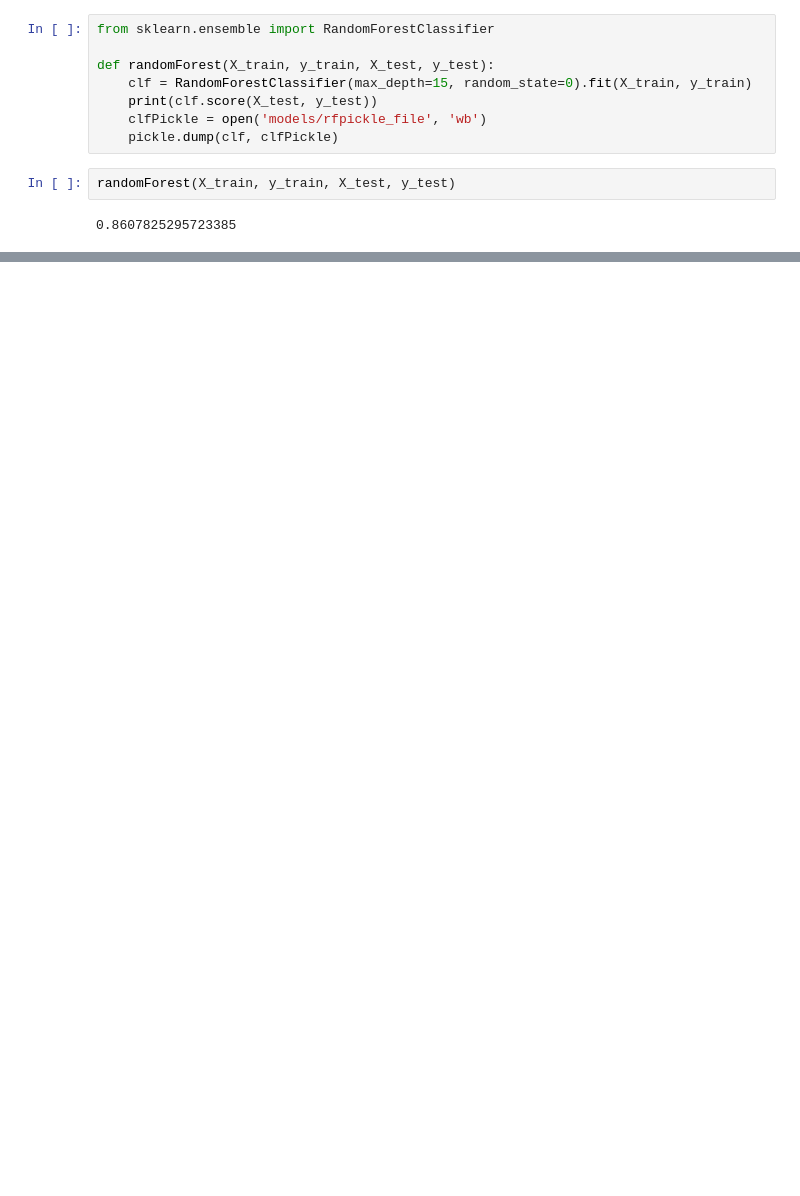
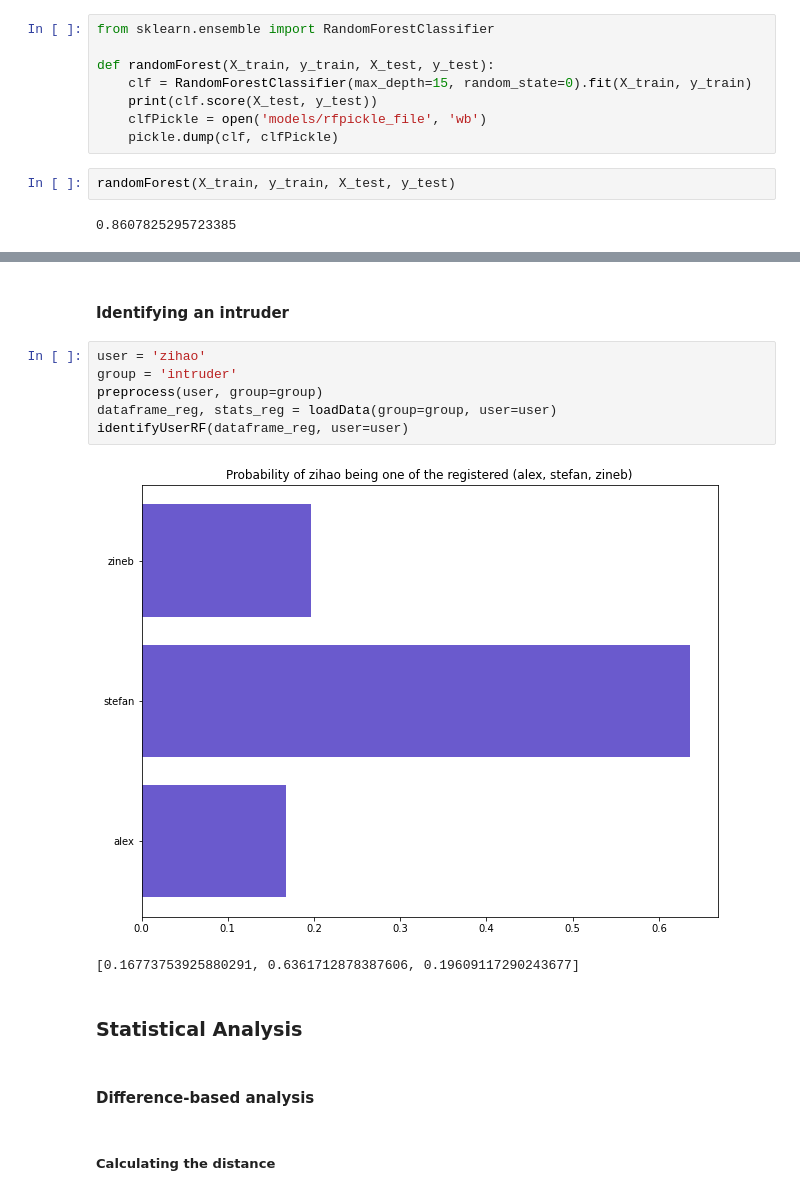
Before and after one commit to abremard/OT2_Data_Mining, a Jupyter notebook: main.ipynb, the cells around one changed output, grey strips where cells are left out. Cells and saved outputs as stored; diff of their text form; blank space fills up the shorter version.

```diff
--- a/main.ipynb
+++ b/main.ipynb
@@ -760,0 +482,17 @@ apm diff = 124.69763082676252
+# %% [markdown]
+#### Identifying an intruder
+# %%
+user = 'zihao'
+group = 'intruder'
+preprocess(user, group=group)
+dataframe_reg, stats_reg = loadData(group=group, user=user)
+identifyUserRF(dataframe_reg, user=user)
+# %% [output]
+[figure, added]
+[0.16773753925880291, 0.6361712878387606, 0.19609117290243677]
+# %% [markdown]
+### Statistical Analysis
+# %% [markdown]
+#### Difference-based analysis
+# %% [markdown]
+##### Calculating the distance
```
Also changed, not shown: parts of 85 cells of this notebook, 15 other files.
